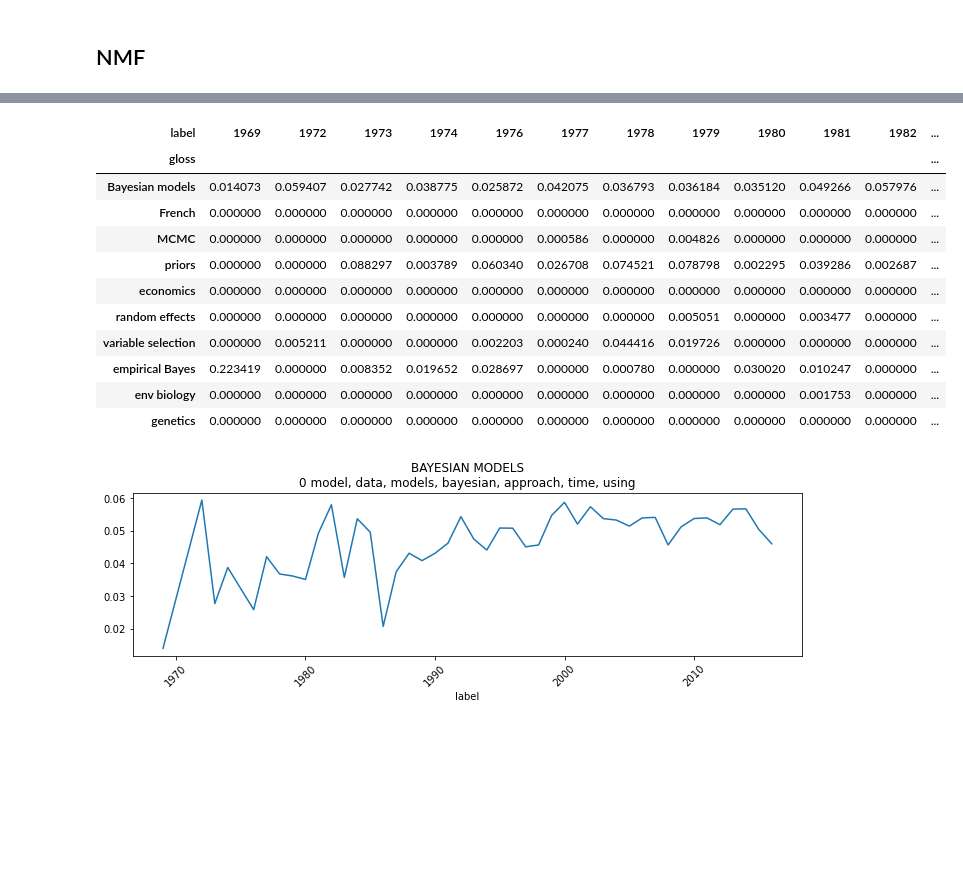
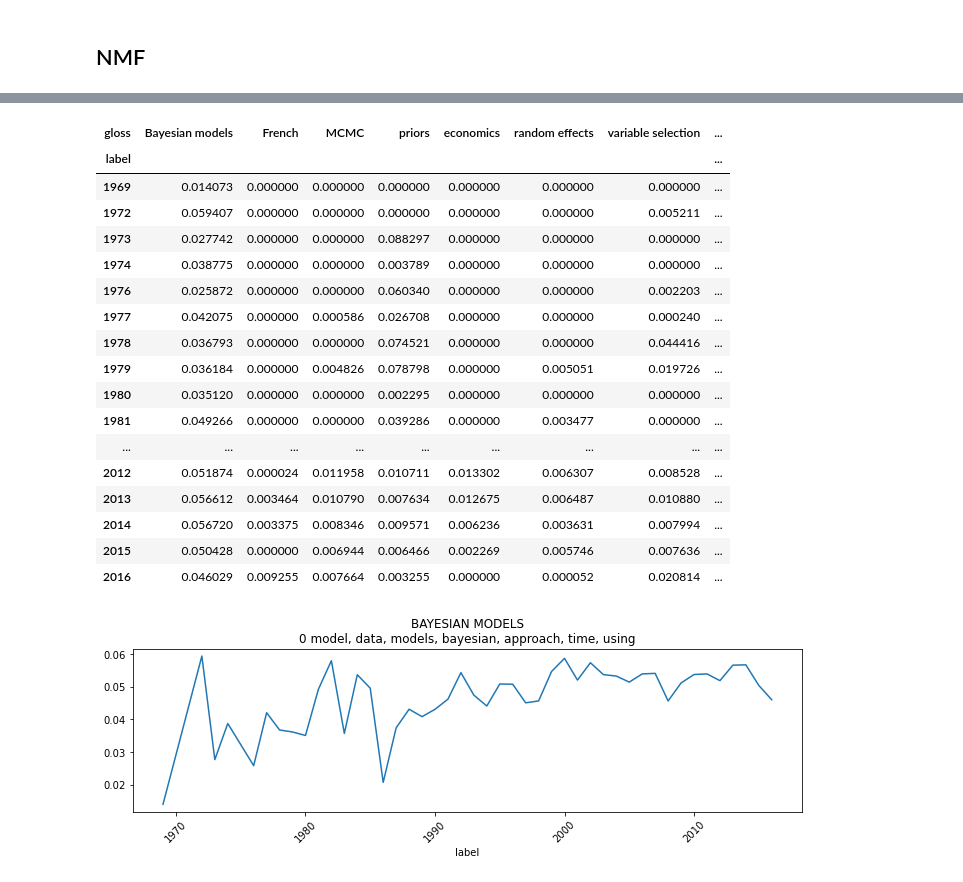
Before and after one commit to ontoligent/TAPI_Topic_Models, a Jupyter notebook: 03-TopicTrendsDemo.ipynb, the cells around one changed output, grey strips where cells are left out. Drawn from its saved outputs; the diff is of its cells as text; code cells hidden in the pictures; blank space fills up the shorter version.

```diff
--- a/03-TopicTrendsDemo.ipynb
+++ b/03-TopicTrendsDemo.ipynb
@@ -70,20 +83,26 @@ db.TOPICS_NMF
 TRENDS_NMF = db.THETA_NMF.groupby('label').mean()
 TRENDS_NMF.columns = db.TOPICS_NMF.gloss
 # %%
-TRENDS_NMF.T.style.background_gradient(axis=1)
+TRENDS_NMF.style.background_gradient(axis=0)
 # %% [output]
-| label | 1969 | 1972 | 1973 | 1974 | 1976 | 1977 | 1978 | 1979 | 1980 | 1981 | 1982 | ... |
-| gloss |  |  |  |  |  |  |  |  |  |  |  | ... |
-| Bayesian models | 0.014073 | 0.059407 | 0.027742 | 0.038775 | 0.025872 | 0.042075 | 0.036793 | 0.036184 | 0.035120 | 0.049266 | 0.057976 | ... |
-| French | 0.000000 | 0.000000 | 0.000000 | 0.000000 | 0.000000 | 0.000000 | 0.000000 | 0.000000 | 0.000000 | 0.000000 | 0.000000 | ... |
-| MCMC | 0.000000 | 0.000000 | 0.000000 | 0.000000 | 0.000000 | 0.000586 | 0.000000 | 0.004826 | 0.000000 | 0.000000 | 0.000000 | ... |
-| priors | 0.000000 | 0.000000 | 0.088297 | 0.003789 | 0.060340 | 0.026708 | 0.074521 | 0.078798 | 0.002295 | 0.039286 | 0.002687 | ... |
-| economics | 0.000000 | 0.000000 | 0.000000 | 0.000000 | 0.000000 | 0.000000 | 0.000000 | 0.000000 | 0.000000 | 0.000000 | 0.000000 | ... |
-| random effects | 0.000000 | 0.000000 | 0.000000 | 0.000000 | 0.000000 | 0.000000 | 0.000000 | 0.005051 | 0.000000 | 0.003477 | 0.000000 | ... |
-| variable selection | 0.000000 | 0.005211 | 0.000000 | 0.000000 | 0.002203 | 0.000240 | 0.044416 | 0.019726 | 0.000000 | 0.000000 | 0.000000 | ... |
-| empirical Bayes | 0.223419 | 0.000000 | 0.008352 | 0.019652 | 0.028697 | 0.000000 | 0.000780 | 0.000000 | 0.030020 | 0.010247 | 0.000000 | ... |
-| env biology | 0.000000 | 0.000000 | 0.000000 | 0.000000 | 0.000000 | 0.000000 | 0.000000 | 0.000000 | 0.000000 | 0.001753 | 0.000000 | ... |
-| genetics | 0.000000 | 0.000000 | 0.000000 | 0.000000 | 0.000000 | 0.000000 | 0.000000 | 0.000000 | 0.000000 | 0.000000 | 0.000000 | ... |
+| gloss | Bayesian models | French | MCMC | priors | economics | random effects | variable selection | ... |
+| label |  |  |  |  |  |  |  | ... |
+| 1969 | 0.014073 | 0.000000 | 0.000000 | 0.000000 | 0.000000 | 0.000000 | 0.000000 | ... |
+| 1972 | 0.059407 | 0.000000 | 0.000000 | 0.000000 | 0.000000 | 0.000000 | 0.005211 | ... |
+| 1973 | 0.027742 | 0.000000 | 0.000000 | 0.088297 | 0.000000 | 0.000000 | 0.000000 | ... |
+| 1974 | 0.038775 | 0.000000 | 0.000000 | 0.003789 | 0.000000 | 0.000000 | 0.000000 | ... |
+| 1976 | 0.025872 | 0.000000 | 0.000000 | 0.060340 | 0.000000 | 0.000000 | 0.002203 | ... |
+| 1977 | 0.042075 | 0.000000 | 0.000586 | 0.026708 | 0.000000 | 0.000000 | 0.000240 | ... |
+| 1978 | 0.036793 | 0.000000 | 0.000000 | 0.074521 | 0.000000 | 0.000000 | 0.044416 | ... |
+| 1979 | 0.036184 | 0.000000 | 0.004826 | 0.078798 | 0.000000 | 0.005051 | 0.019726 | ... |
+| 1980 | 0.035120 | 0.000000 | 0.000000 | 0.002295 | 0.000000 | 0.000000 | 0.000000 | ... |
+| 1981 | 0.049266 | 0.000000 | 0.000000 | 0.039286 | 0.000000 | 0.003477 | 0.000000 | ... |
+| ... | ... | ... | ... | ... | ... | ... | ... | ... |
+| 2012 | 0.051874 | 0.000024 | 0.011958 | 0.010711 | 0.013302 | 0.006307 | 0.008528 | ... |
+| 2013 | 0.056612 | 0.003464 | 0.010790 | 0.007634 | 0.012675 | 0.006487 | 0.010880 | ... |
+| 2014 | 0.056720 | 0.003375 | 0.008346 | 0.009571 | 0.006236 | 0.003631 | 0.007994 | ... |
+| 2015 | 0.050428 | 0.000000 | 0.006944 | 0.006466 | 0.002269 | 0.005746 | 0.007636 | ... |
+| 2016 | 0.046029 | 0.009255 | 0.007664 | 0.003255 | 0.000000 | 0.000052 | 0.020814 | ... |
 # %%
 import matplotlib.pyplot as plt
 # %%
```
Also changed, not shown: parts of 2 cells of this notebook, 2 other files.
